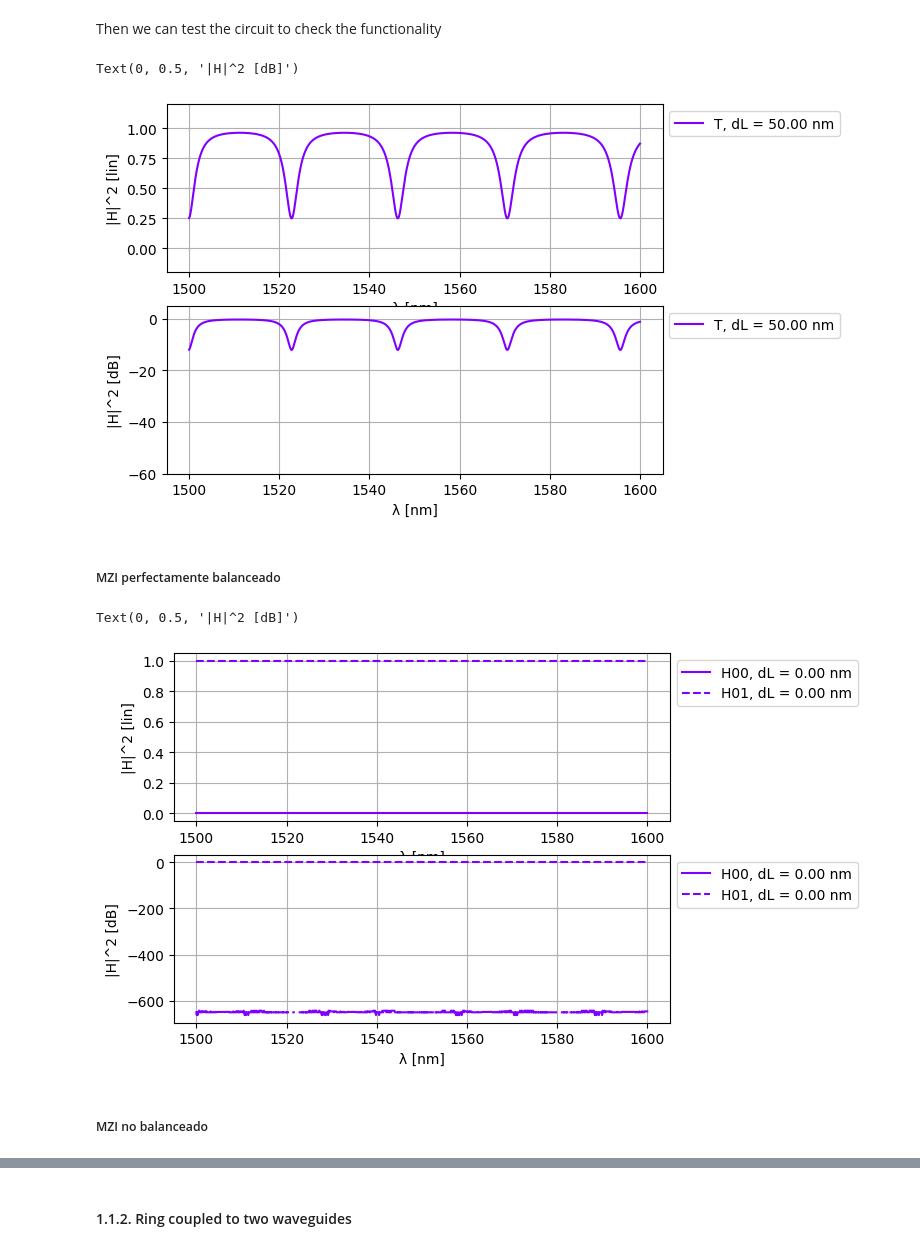
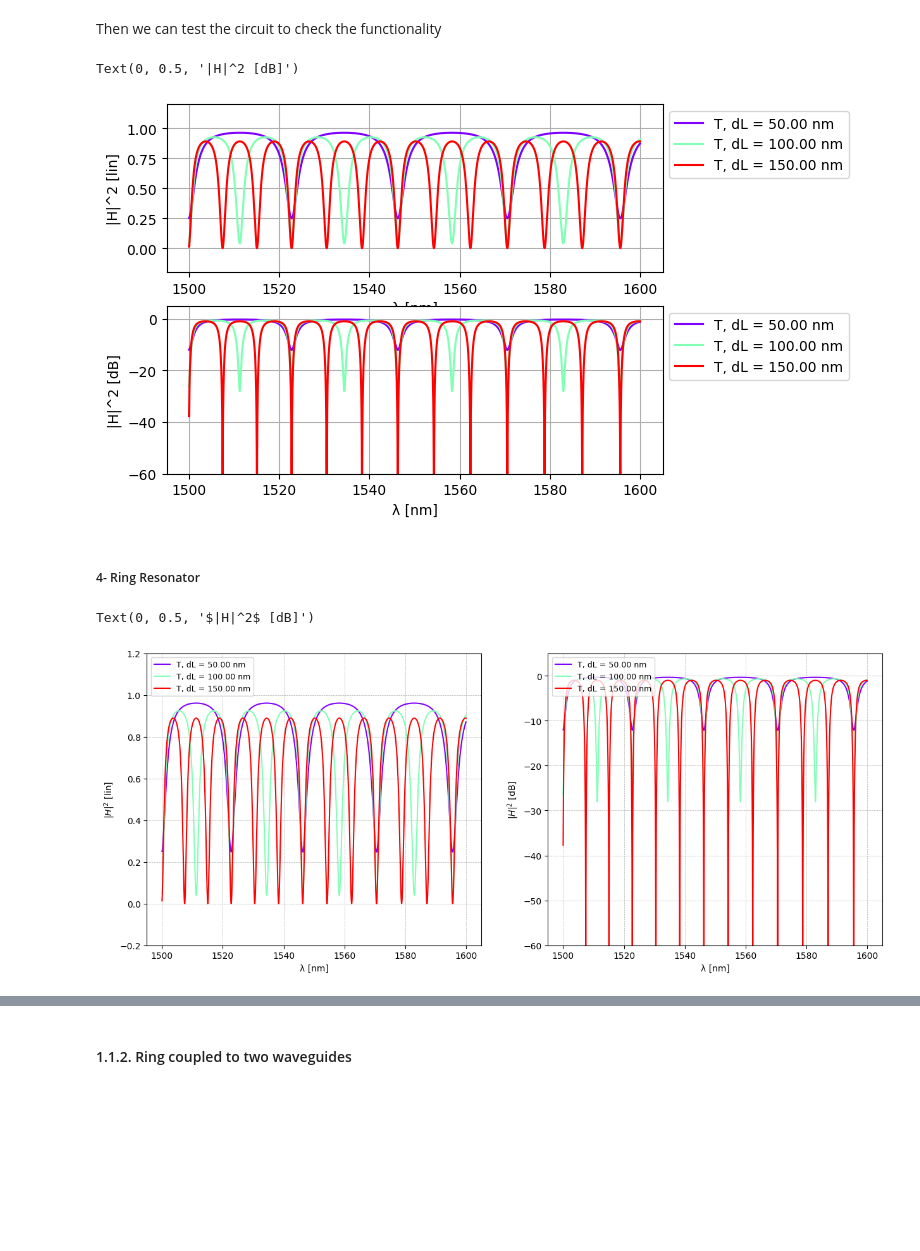
Before and after one commit to lorenagomezdiego/cifoin-lab3, a Jupyter notebook: CIRCUITS_&_COMPACT_MODELS.ipynb, the cells around one changed output, grey strips where cells are left out. Cells and saved outputs as stored; diff of their text form; code cells hidden in the pictures; blank space fills up the shorter version.

```diff
--- a/CIRCUITS_&_COMPACT_MODELS.ipynb
+++ b/CIRCUITS_&_COMPACT_MODELS.ipynb
@@ -184,7 +179,7 @@ mzi, info = sax.circuit(
     # Here we use the coupler and waveguide functions defined above
     models={
         "coupler": coupler,
-        "waveguide": waveguide,
+        "waveguide": waveguide
     },
 )
 # %% [markdown]
@@ -244,0 +323,8 @@ You can use this code section with certain variations for LO1a,1b,2 and 3.
+# %%
+nm = 1e-3
+ng= 2.0
+wavelength = 1.55
+FSR= 2 * nm
+
+DL=wavelength**2/ng/FSR
+print(DL)
@@ -282,7 +536,7 @@ Then we can test the circuit to check the functionality
 wl = jnp.linspace(1.50, 1.60, 10000)
 
 # Length value to simulate. This is the length of the ring waveguide
-delta_l_v = np.array([50,])
+delta_l_v = np.array([50,100,150])
 
 # Coupling coefficient of the input/output coupler
 coupling = 0.5
@@ -315,48 +569,45 @@ ax[0].set_ylabel("|H|^2 [lin]")
 ax[1].set_ylabel("|H|^2 [dB]")
 # %% [output]
 Text(0, 0.5, '|H|^2 [dB]')
-[figure, old version]
+[figure, new version]
-# %% [markdown]
-##### MZI perfectamente balanceado
+# %% [markdown]
+##### 4- Ring Resonator
 # %%
-delta_l_v = np.array([0]) # a vector with the length increments
-wl = jnp.linspace(1.5, 1.60, 1000) # a vector with 1000 points in wavelength
-l_base = 10.0 # the length of the shortest arm
+# Wavelengths to simulate
+wl = jnp.linspace(1.50, 1.60, 10000)
 
-# Modeling & plot starts here
-mzi_test = []
+# Length value to simulate. This is the length of the ring waveguide
+delta_l_v = np.array([50,100,150])
+
+# Coupling coefficient of the input/output coupler
+coupling = 0.5
 
 n_curves = np.shape(delta_l_v)[0]
 color = cm.rainbow(np.linspace(0, 1, n_curves))
 
-fig, ax = plt.subplots(2,1)
+fig, ax = plt.subplots(1, 2, figsize=(15, 6))
 for i, delta_l in enumerate(delta_l_v):
-    mzi_test = mzi(wl=wl,
-                   wvg_S={"length": l_base},
-                   wvg_N={"length": l_base+delta_l}) # STUDENT MIGHT HAVE TO CHANGE THIS
+    # Here we instantiate the ring resonator with the desired ring length
+    # Update this line if you desire to simulate different losses or coupling coefficients
+    ring_ap_test = ring_ap(wl=wl, wvg_ring={"length": delta_l, "loss": 0.02}, coup={"coupling": coupling})
+    T = ring_ap_test["in0", "out0"]
 
-    H00 = mzi_test["in0", "out0"]
-    H01 = mzi_test["in0", "out1"]
+    T_dB = 20.0*jnp.log10(np.abs(T) ** 2)
 
-    H00_dB = 20.0*jnp.log10(np.abs(H00) ** 2)
-    H01_dB = 20.0*jnp.log10(np.abs(H01) ** 2)
+    ax[0].plot(wl * 1e3, np.abs(T)**2, linestyle="-", color=color[i], label=f"T, dL = {delta_l:.2f} nm")
 
-    ax[0].plot(wl * 1e3, np.abs(H00)**2, linestyle="-", color=color[i], label=f"H00, dL = {delta_l:.2f} nm")
-    ax[0].plot(wl * 1e3, np.abs(H01)**2, linestyle="--", color=color[i], label=f"H01, dL = {delta_l:.2f} nm")
+    ax[1].plot(wl * 1e3, T_dB, linestyle="-", color=color[i], label=f"T, dL = {delta_l:.2f} nm")
 
-    ax[1].plot(wl * 1e3, H00_dB, linestyle="-", color=color[i], label=f"H00, dL = {delta_l:.2f} nm")
-    ax[1].plot(wl * 1e3, H01_dB, linestyle="--", color=color[i], label=f"H01, dL = {delta_l:.2f} nm")
-
+ax[0].set_ylim([-0.2,1.2])
 for i in range(0,2):
-    ax[i].grid(visible=True)
+    ax[i].grid(visible=True, which='both', linestyle='--', linewidth=0.5)
     ax[i].legend(fontsize=8)
     ax[i].set_xlabel("λ [nm]")
-    ax[i].legend(loc='upper left', bbox_to_anchor=(1, 1))
+    ax[i].legend(fontsize=9,loc='upper left')
+ax[1].set_ylim([-60,5])
 
-ax[0].set_ylabel("|H|^2 [lin]")
-ax[1].set_ylabel("|H|^2 [dB]")
+ax[0].set_ylabel(r"$|H|^2$ [lin]")
+ax[1].set_ylabel(r"$|H|^2$ [dB]")
 # %% [output]
-Text(0, 0.5, '|H|^2 [dB]')
+Text(0, 0.5, '$|H|^2$ [dB]')
-[figure, old version]
+[figure, new version]
-# %% [markdown]
-##### MZI no balanceado
```
Also changed, not shown: parts of 21 cells of this notebook.
